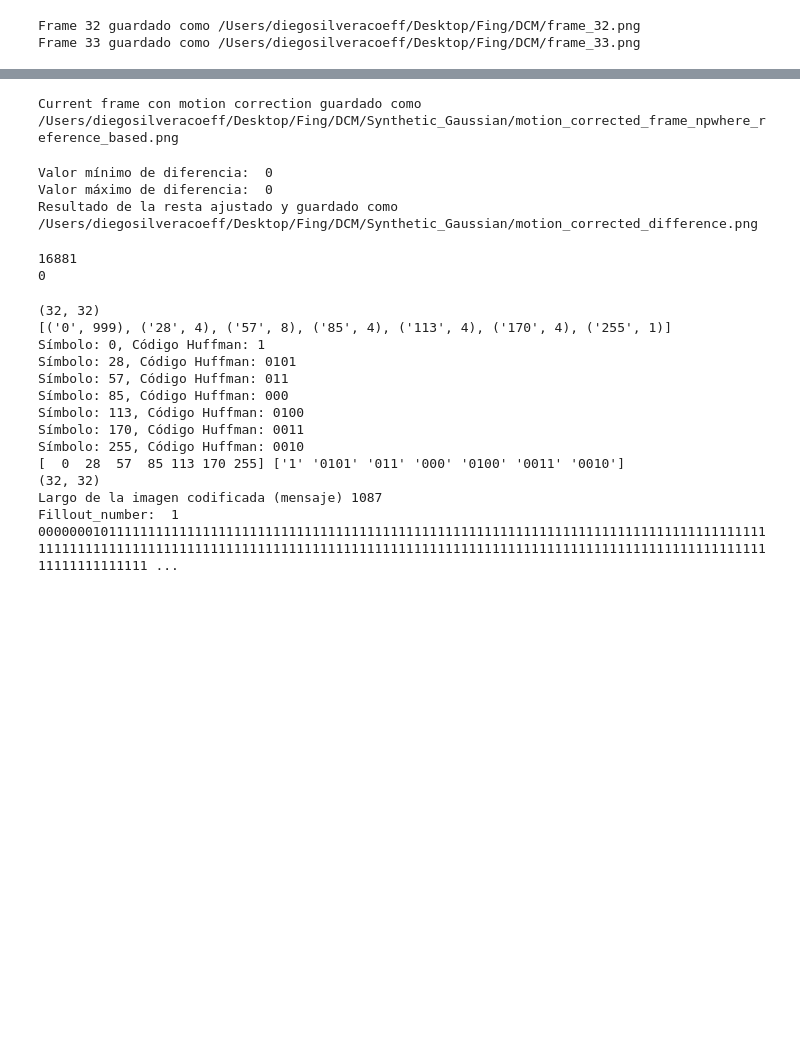
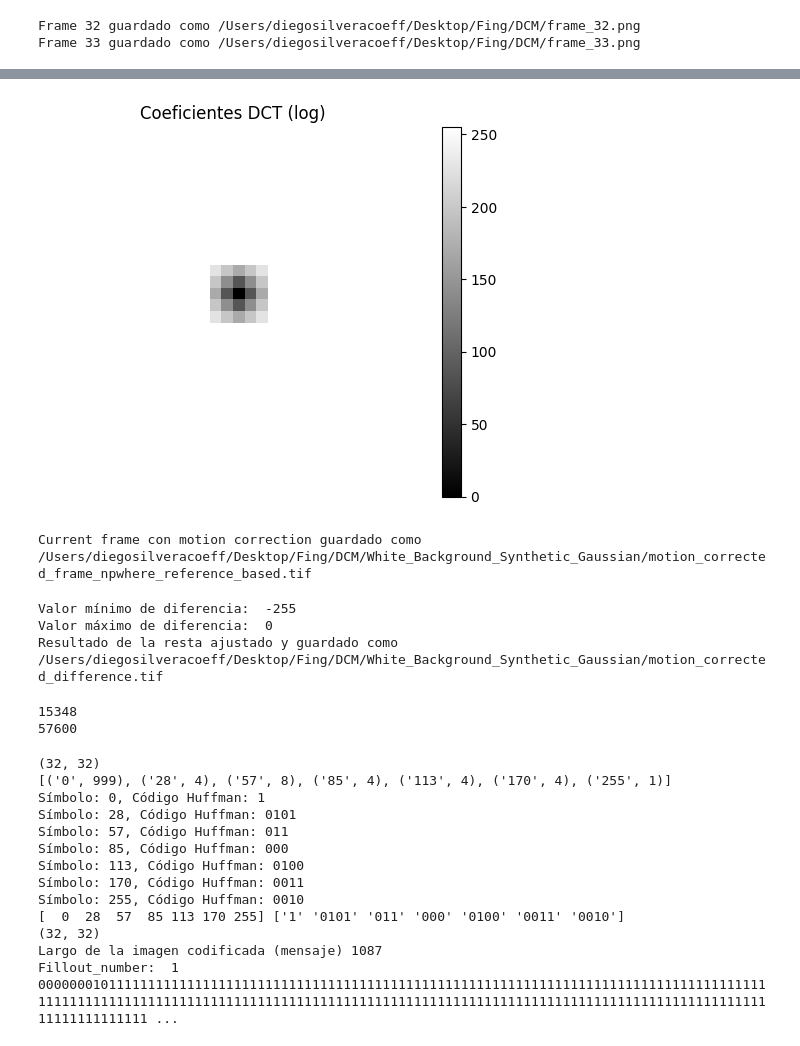
Before and after one commit to DiegoSC13/DCM_proyect, a Jupyter notebook: scripts/encoder.ipynb, the cells around one changed output, grey strips where cells are left out. Cells and saved outputs as stored; diff of their text form; code cells hidden in the pictures; blank space fills up the shorter version.

Commit message:
Fix motion_compensation

```diff
--- a/scripts/encoder.ipynb
+++ b/scripts/encoder.ipynb
@@ -36,22 +43,64 @@ Visualización del flujo óptico guardado como /Users/diegosilveracoeff/Desktop/
+# %%
+#Celda para arreglar la motion compensation
+
+flow_x_path = '/Users/diegosilveracoeff/Desktop/Fing/DCM/White_Background_Synthetic_Gaussian/flow_x.npy'
+flow_y_path = '/Users/diegosilveracoeff/Desktop/Fing/DCM/White_Background_Synthetic_Gaussian/flow_y.npy'
+
+reference_frame_path = os.path.join(folder_path, 'DCM_reference_image.tif')
+current_frame_path = os.path.join(folder_path, 'DCM_7x3_image.tif')
+
+curr_frame = cv2.imread(current_frame_path)
+ref_frame = cv2.imread(reference_frame_path)
+
+
+# Convertir las imágenes a escala de grises
+curr_gray = cv2.cvtColor(curr_frame, cv2.COLOR_BGR2GRAY)
+ref_gray = cv2.cvtColor(ref_frame, cv2.COLOR_BGR2GRAY)
+
+# Cargar los archivos flow_x.npy y flow_y.npy
+flow_x = np.load(flow_x_path)
+flow_y = np.load(flow_y_path)
+
+    # Aplicar el flujo óptico al segundo frame
+corrected_reference = np.zeros_like(curr_gray)
+# corrected_frame = curr_gray
+for i in range(corrected_reference.shape[0]):
+    for j in range(corrected_reference.shape[1]):
+        corrected_reference[i][j] = ref_gray[i - int(flow_x[i][j])][j - int(flow_y[i][j])]
+# print(flow_x.shape)
+# print(flow_x)
+# print(flow_y.shape)
+# print(flow_y)
+
+output_path = os.path.join('corrected_reference.tif')
+cv2.imwrite(output_path, corrected_reference)
+
+plt.imshow(corrected_reference, cmap='gray', vmin=0, vmax=np.max(corrected_reference))
+plt.colorbar()
+plt.title('Coeficientes DCT (log)')
+plt.axis('off')  # Ocultar ejes
+plt.show()
+# %% [output]
+[figure, added]
 # %%
-flow_x_path = '/Users/diegosilveracoeff/Desktop/Fing/DCM/Synthetic_Gaussian/flow_x.npy'
-flow_y_path = '/Users/diegosilveracoeff/Desktop/Fing/DCM/Synthetic_Gaussian/flow_y.npy'
-output_path = '/Users/diegosilveracoeff/Desktop/Fing/DCM/Synthetic_Gaussian/motion_corrected_frame_npwhere_reference_based.png'
+flow_x_path = '/Users/diegosilveracoeff/Desktop/Fing/DCM/White_Background_Synthetic_Gaussian/flow_x.npy'
+flow_y_path = '/Users/diegosilveracoeff/Desktop/Fing/DCM/White_Background_Synthetic_Gaussian/flow_y.npy'
+output_path = '/Users/diegosilveracoeff/Desktop/Fing/DCM/White_Background_Synthetic_Gaussian/motion_corrected_frame_npwhere_reference_based.tif'
 
 encoder_motion_correction(current_frame_path, reference_frame_path, flow_x_path, flow_y_path, output_path)
 # %% [output]
-Current frame con motion correction guardado como /Users/diegosilveracoeff/Desktop/Fing/DCM/Synthetic_Gaussian/motion_corrected_frame_npwhere_reference_based.png
+Current frame con motion correction guardado como /Users/diegosilveracoeff/Desktop/Fing/DCM/White_Background_Synthetic_Gaussian/motion_corrected_frame_npwhere_reference_based.tif
 # %%
-corrected_current_frame = '/Users/diegosilveracoeff/Desktop/Fing/DCM/Synthetic_Gaussian/motion_corrected_frame_npwhere_reference_based.png'
-output_path = '/Users/diegosilveracoeff/Desktop/Fing/DCM/Synthetic_Gaussian/motion_corrected_difference.png'
+corrected_current_frame = '/Users/diegosilveracoeff/Desktop/Fing/DCM/White_Background_Synthetic_Gaussian/motion_corrected_frame_npwhere_reference_based.tif'
+output_path = '/Users/diegosilveracoeff/Desktop/Fing/DCM/White_Background_Synthetic_Gaussian/motion_corrected_difference.tif'
 subtract_frames(corrected_current_frame, reference_frame_path, output_path, clip=True)
 # %% [output]
-Valor mínimo de diferencia:  0
+Valor mínimo de diferencia:  -255
 Valor máximo de diferencia:  0
-Resultado de la resta ajustado y guardado como /Users/diegosilveracoeff/Desktop/Fing/DCM/Synthetic_Gaussian/motion_corrected_difference.png
+Resultado de la resta ajustado y guardado como /Users/diegosilveracoeff/Desktop/Fing/DCM/White_Background_Synthetic_Gaussian/motion_corrected_difference.tif
 # %%
-diff_original = cv2.imread('/Users/diegosilveracoeff/Desktop/Fing/DCM/Synthetic_Gaussian/residual_image.png')
-diff_corrected = cv2.imread('/Users/diegosilveracoeff/Desktop/Fing/DCM/Synthetic_Gaussian/motion_corrected_difference.png')
+diff_original = cv2.imread('/Users/diegosilveracoeff/Desktop/Fing/DCM/White_Background_Synthetic_Gaussian/residual_image.tif')
+diff_corrected = cv2.imread('/Users/diegosilveracoeff/Desktop/Fing/DCM/White_Background_Synthetic_Gaussian/motion_corrected_difference.tif')
 
 energy_diff_original = np.sum(np.abs(diff_original-128))
 energy_diff_corrected = np.sum(np.abs(diff_corrected-128))
@@ -59,8 +108,8 @@ energy_diff_corrected = np.sum(np.abs(diff_corrected-128))
 print(energy_diff_original)
 print(energy_diff_corrected)
 # %% [output]
-16881
-0
+15348
+57600
 # %%
 # Pruebo la codificación con la imagen de referencia
 reference_frame_path = '/Users/diegosilveracoeff/Desktop/Fing/DCM/Synthetic_Gaussian/DCM_reference_image.png'
```
Also changed, not shown: parts of 7 cells of this notebook, 2 other files.
